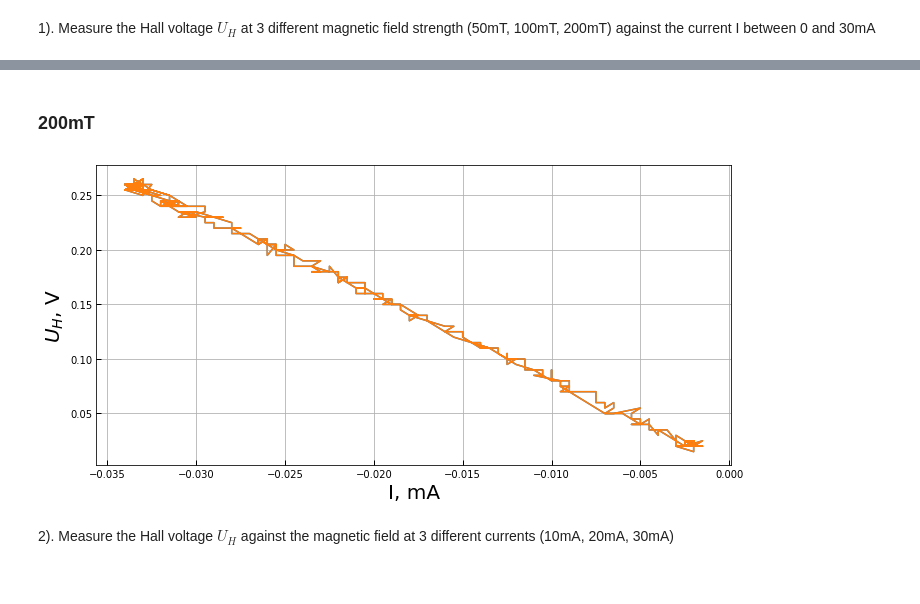
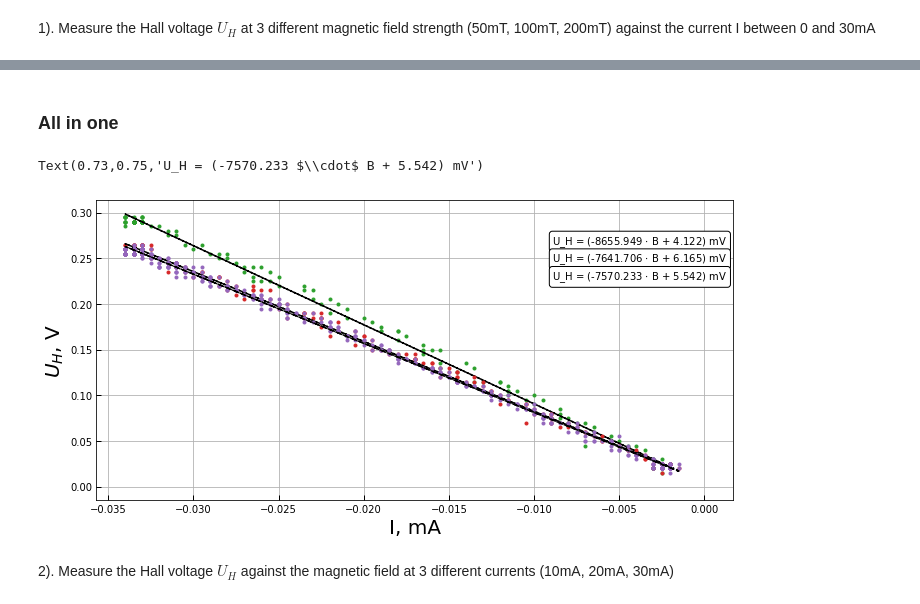
Before and after one commit to bbuusshh/uniStuttgartLabs, a Jupyter notebook: HallEffect.ipynb, the cells around one changed output, grey strips where cells are left out. Cells and saved outputs as stored; diff of their text form; code cells hidden in the pictures.

```diff
--- a/HallEffect.ipynb
+++ b/HallEffect.ipynb
@@ -104,11 +52,40 @@ fig2, ax2 = plotter.simplePlot(x, y, errorX=errorX, errorY=errorY, xLabel=xLabel
-# %% [markdown]
-### 200mT
-# %%
-x, y = stuff.hallEffectOpenTxtWithData(folder, "Task1_200mT.txt")
-plotName = "Uh200mT"
-fig3, ax3 = plotter.simplePlot(x, y, errorX=errorX, errorY=errorY, xLabel=xLabel, yLabel=yLabel, plotName=plotName)
-# %% [output]
-[figure, removed]
+# %% [markdown]
+### All in one
+# %%
+x1, y1 = stuff.hallEffectOpenTxtWithData(folder, "Task1_50mT.txt")
+x1=np.array(x1)
+y1=np.array(y1)
+plotName = "Uh50mT"
+fig, ax = plotter.simplePlot(0, 0, errorX=errorX, errorY=errorY, xLabel=xLabel, yLabel=yLabel, plotName=plotName)
+plt.plot(x1,y1, ".")
+m,b = polyfit(x1, y1, 1)
+plt.plot(x1, m*x1+b, '--k')
+plt.annotate(f'U_H = ({np.round(1e3*m,3)} $\cdot$ B + {round(1e3*b,3)}) mV',
+           xy=(0.73, 0.85),
+           xycoords='figure fraction', bbox=dict(boxstyle='round', fc='white', alpha=1))
+
+x2, y2 = stuff.hallEffectOpenTxtWithData(folder, "Task1_100mT.txt")
+x2=np.array(x2)
+y2=np.array(y2)
+plt.plot(x2,y2, '.')
+m,b = polyfit(x2, y2, 1)
+plt.plot(x2, m*x2+b, '--k')
+plt.annotate(f'U_H = ({np.round(1e3*m,3)} $\cdot$ B + {round(1e3*b,3)}) mV',
+           xy=(0.73, 0.80),
+           xycoords='figure fraction', bbox=dict(boxstyle='round', fc='white', alpha=1))
+
+x3, y3 = stuff.hallEffectOpenTxtWithData(folder, "Task1_200mT.txt")
+x3=np.array(x3)
+y3=np.array(y3)
+plt.plot(x3,y3, '.')
+m,b = polyfit(x3, y3, 1)
+plt.plot(x3, m*x3+b, '--k')
+plt.annotate(f'U_H = ({np.round(1e3*m,3)} $\cdot$ B + {round(1e3*b,3)}) mV',
+           xy=(0.73, 0.75),
+           xycoords='figure fraction', bbox=dict(boxstyle='round', fc='white', alpha=1))
+# %% [output]
+Text(0.73,0.75,'U_H = (-7570.233 $\\cdot$ B + 5.542) mV')
+[figure, added]
 # %% [markdown]
 2). Measure the Hall voltage $U_H$ against the magnetic field at 3 different currents (10mA, 20mA, 30mA)
 # %%
```
Also changed, not shown: parts of 42 cells of this notebook, 8 other files.
